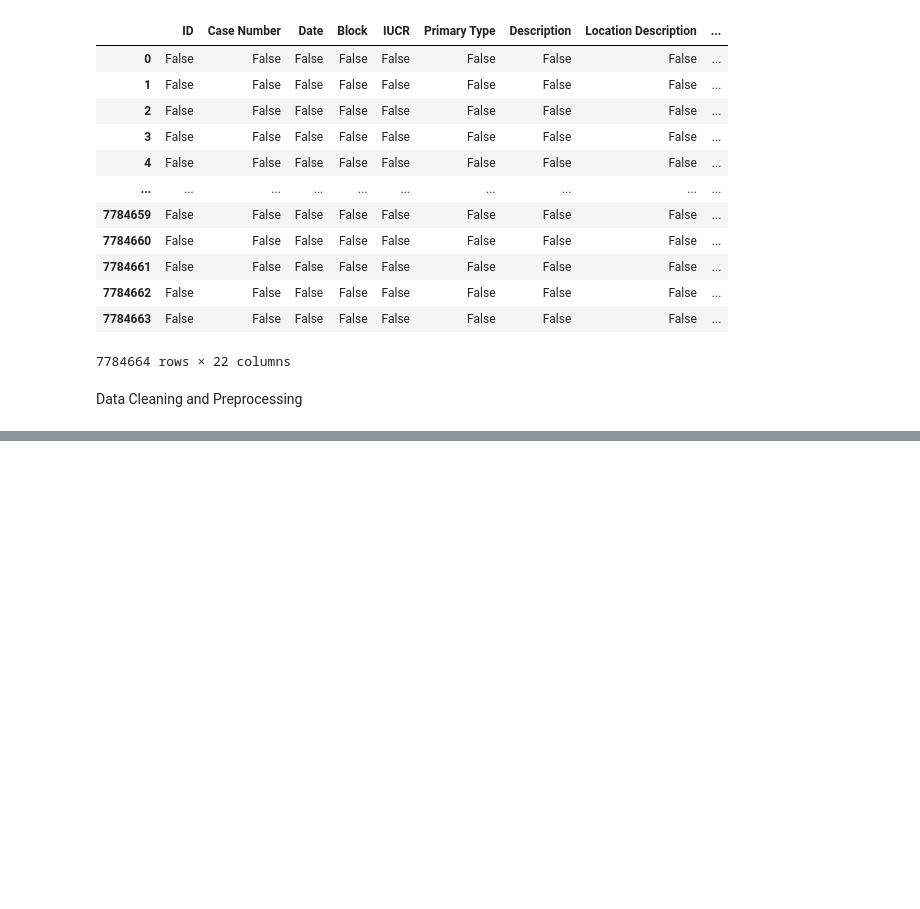
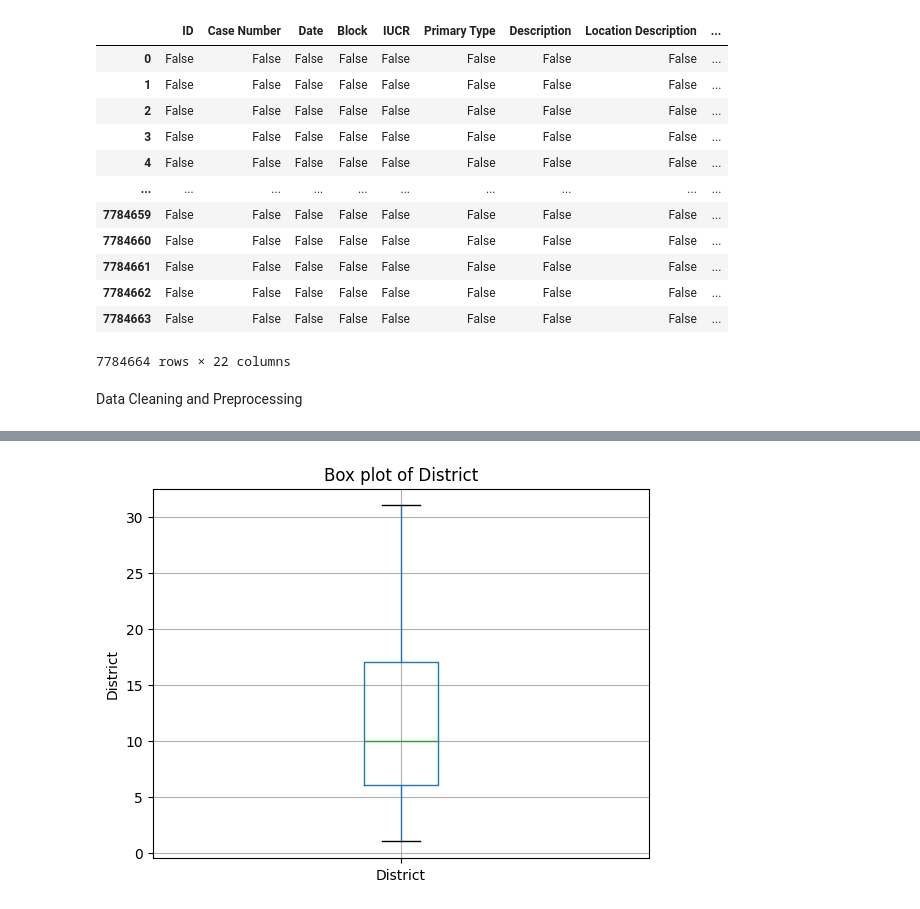
Before and after one commit to ADEOYE-MARY25/My_Task, a Jupyter notebook: week_8/adeoye_mary_task19.ipynb, the cells around one changed output, grey strips where cells are left out. Drawn from its saved outputs; the diff is of its cells as text; code cells hidden in the pictures; blank space fills up the shorter version.

```diff
--- a/week_8/adeoye_mary_task19.ipynb
+++ b/week_8/adeoye_mary_task19.ipynb
@@ -120,0 +218,10 @@ df.Date
+# %%
+# Box plot
+plt.Figure(figsize=(9, 7))
+df.boxplot(column='District')
+plt.title('Box plot of District')
+plt.ylabel('District')
+plt.grid(True)
+plt.show()
+# %% [output]
+[figure, added]
```
Also changed, not shown: parts of 26 cells of this notebook.
